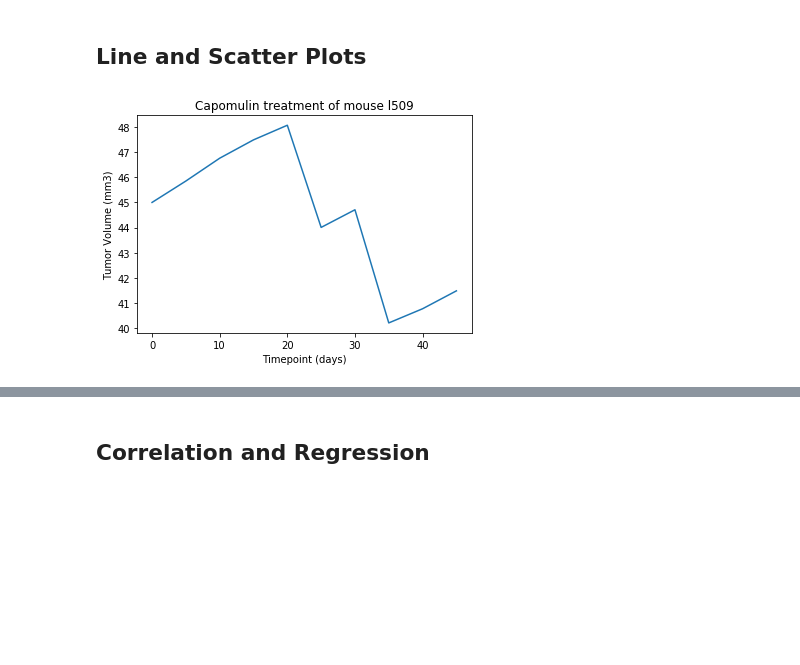
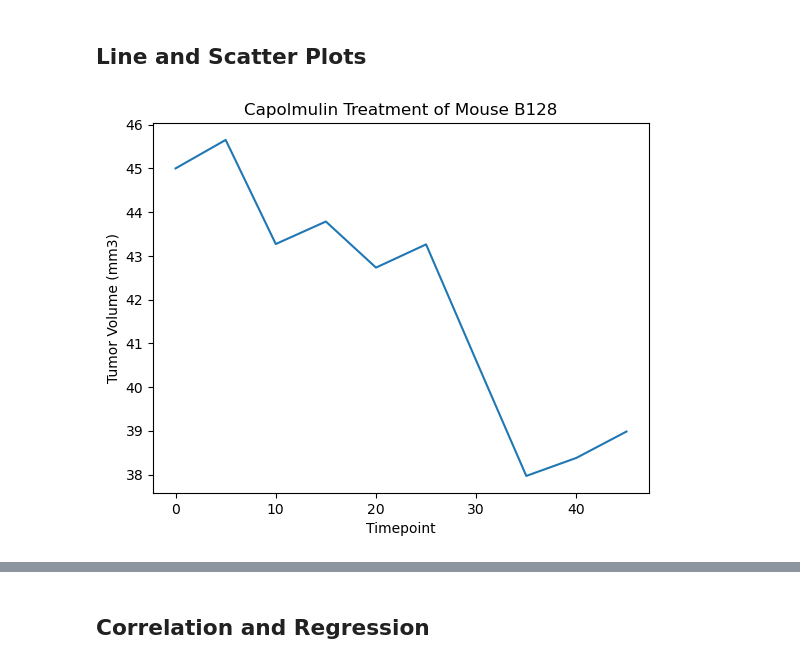
Before and after one commit to m-lohr/matplotlib-challenge, a Jupyter notebook: Pymaceuticals/pymaceuticals.ipynb, the cells around one changed output, grey strips where cells are left out. Drawn from its saved outputs; the diff is of its cells as text; code cells hidden in the pictures; blank space fills up the shorter version.

```diff
--- a/Pymaceuticals/pymaceuticals.ipynb
+++ b/Pymaceuticals/pymaceuticals.ipynb
@@ -260,5 +266,13 @@ Ceftamin's potential outliers: Series([], Name: Tumor Volume (mm3), dtype: float
 ## Line and Scatter Plots
 # %%
 # Generate a line plot of tumor volume vs. time point for a mouse treated with Capomulin
+
+b128_df = clean_df.loc[clean_df["Mouse ID"] == "b128"]
+
+plt.plot(b128_df["Timepoint"], b128_df["Tumor Volume (mm3)"])
+plt.title("Capolmulin Treatment of Mouse B128")
+plt.xlabel("Timepoint")
+plt.ylabel("Tumor Volume (mm3)")
+plt.show()
 # %% [output]
-[figure, old version]
+[figure, new version]
```
Also changed, not shown: parts of 3 cells of this notebook.
